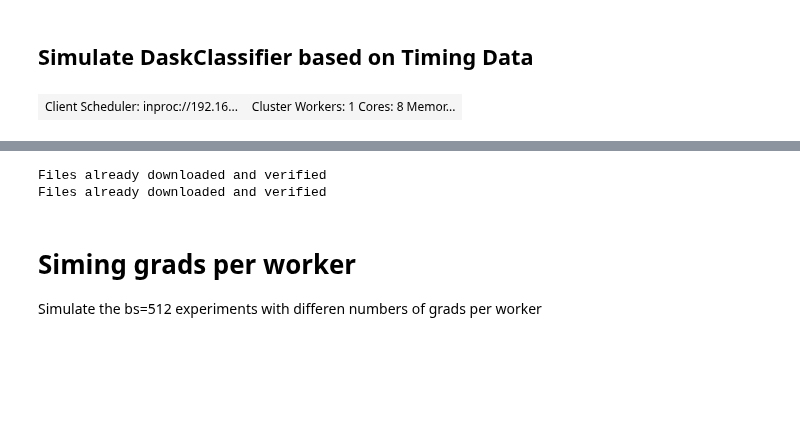
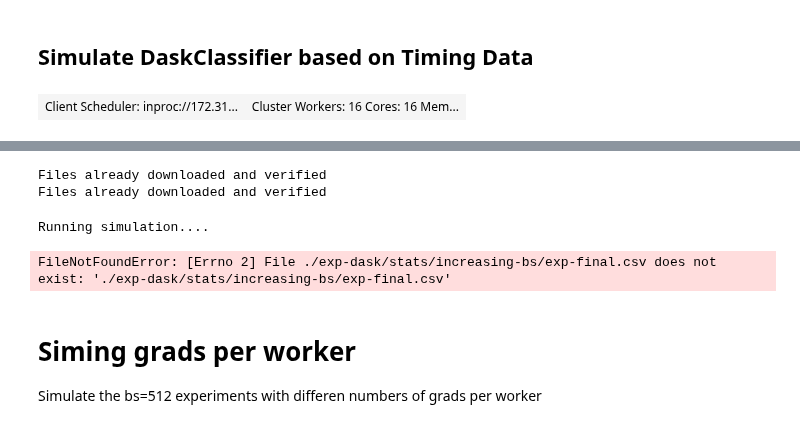
Before and after one commit to stsievert/adadamp-experiments, a Jupyter notebook: exp-dask/sim.ipynb, the cells around one changed output, grey strips where cells are left out. Drawn from its saved outputs; the diff is of its cells as text; code cells hidden in the pictures; blank space fills up the shorter version.

Commit message:
Added new sim errors

```diff
--- a/exp-dask/sim.ipynb
+++ b/exp-dask/sim.ipynb
@@ -23,14 +23,14 @@ from classifier import DaskClassifierSimulator
 # %%
 # training client
 def _prep():
     from distributed.protocol import torch
 
-client = Client(processes=False)
+client = Client(processes=False, n_workers=16, threads_per_worker=1)
 client.run(_prep)
 
 from model import Wide_ResNet
 client.upload_file("./exp-dask/model.py")
 
 client
 # %% [output]
-| Client Scheduler: inproc://192.16... | Cluster Workers: 1 Cores: 8 Memor... |
+| Client Scheduler: inproc://172.31... | Cluster Workers: 16 Cores: 16 Mem... |
@@ -166,6 +183,9 @@ timings = { 'mult': True, 'score': 0.0, 'deepcopy': 0.0, 'grad128': 0.0 }
 stats_path = './exp-dask/stats/increasing-bs/exp-final.csv'
 out_path = 'sim-results/test'
 run_sim(stats_path, out_path, timings, n_epochs=1)
+# %% [output]
+Running simulation....
+FileNotFoundError: [Errno 2] File ./exp-dask/stats/increasing-bs/exp-final.csv does not exist: './exp-dask/stats/increasing-bs/exp-final.csv'
 # %% [markdown]
 # Siming grads per worker
 Simulate the bs=512 experiments with differen numbers of grads per worker
```
Also changed, not shown: parts of 1 cell of this notebook, 1 other file.
